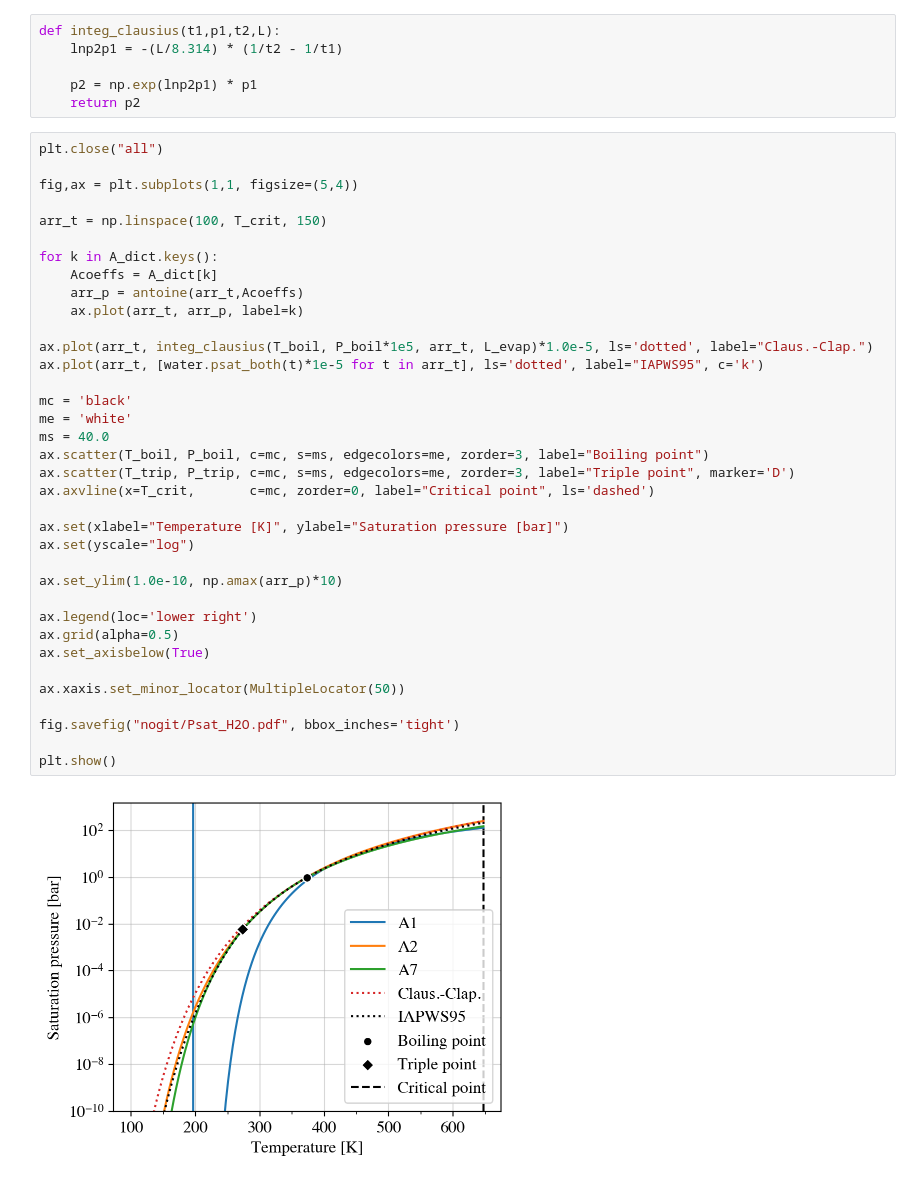
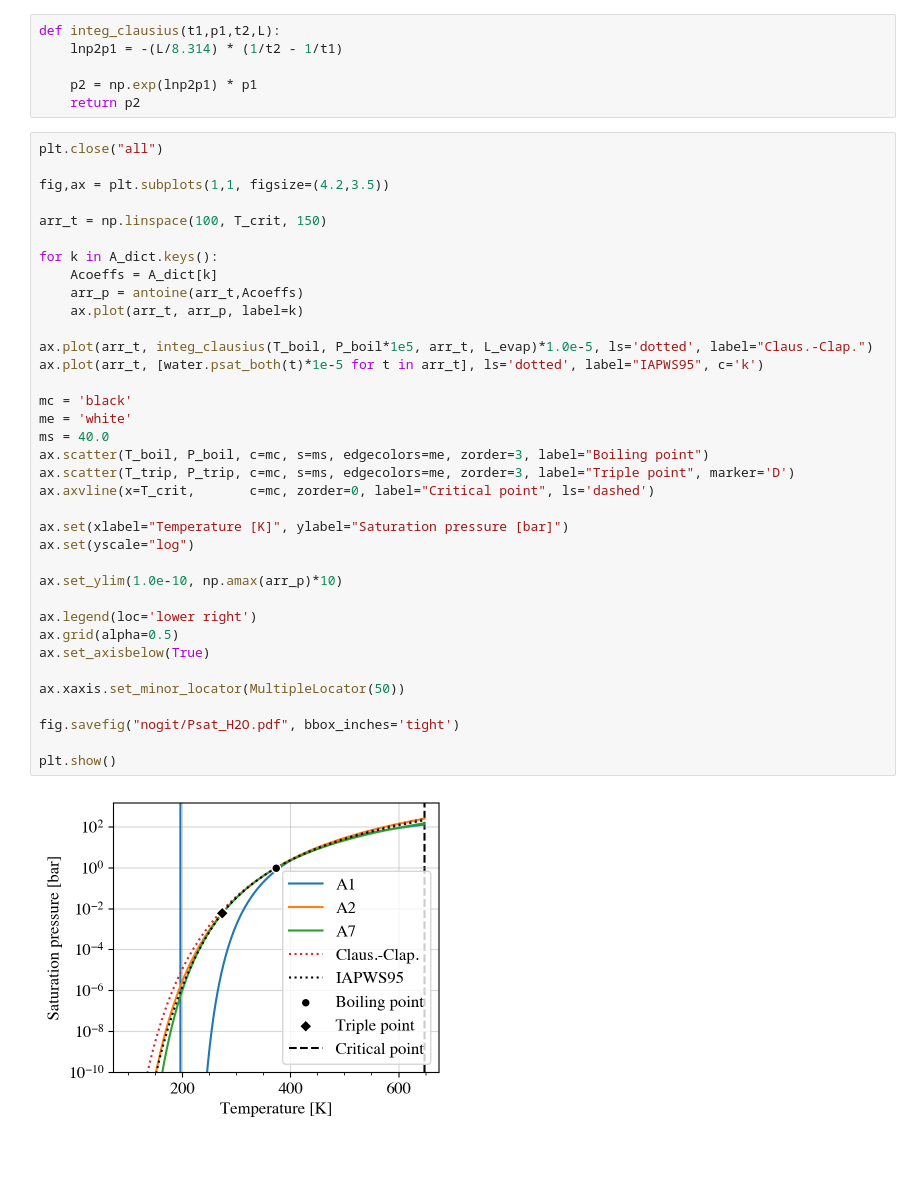
Before and after one commit to nichollsh/ThermoTools, a Jupyter notebook: psat_water.ipynb, the cells around one changed output. Cells and saved outputs as stored; diff of their text form; blank space fills up the shorter version.

```diff
--- a/psat_water.ipynb
+++ b/psat_water.ipynb
@@ -42,38 +42,38 @@ def integ_clausius(t1,p1,t2,L):
 # %%
 plt.close("all")
 
-fig,ax = plt.subplots(1,1, figsize=(5,4))
+fig,ax = plt.subplots(1,1, figsize=(4.2,3.5))
 
 arr_t = np.linspace(100, T_crit, 150)
 
 for k in A_dict.keys():
     Acoeffs = A_dict[k]
     arr_p = antoine(arr_t,Acoeffs)
     ax.plot(arr_t, arr_p, label=k)
 
 ax.plot(arr_t, integ_clausius(T_boil, P_boil*1e5, arr_t, L_evap)*1.0e-5, ls='dotted', label="Claus.-Clap.")
 ax.plot(arr_t, [water.psat_both(t)*1e-5 for t in arr_t], ls='dotted', label="IAPWS95", c='k')
 
 mc = 'black'
 me = 'white'
 ms = 40.0
 ax.scatter(T_boil, P_boil, c=mc, s=ms, edgecolors=me, zorder=3, label="Boiling point")
 ax.scatter(T_trip, P_trip, c=mc, s=ms, edgecolors=me, zorder=3, label="Triple point", marker='D')
 ax.axvline(x=T_crit,       c=mc, zorder=0, label="Critical point", ls='dashed')
 
 ax.set(xlabel="Temperature [K]", ylabel="Saturation pressure [bar]")
 ax.set(yscale="log")
 
 ax.set_ylim(1.0e-10, np.amax(arr_p)*10)
 
 ax.legend(loc='lower right')
 ax.grid(alpha=0.5)
 ax.set_axisbelow(True)
 
 ax.xaxis.set_minor_locator(MultipleLocator(50))
 
 fig.savefig("nogit/Psat_H2O.pdf", bbox_inches='tight')
 
 plt.show()
 # %% [output]
-[figure, old version]
+[figure, new version]
```
Also changed, not shown: 8 other files.
